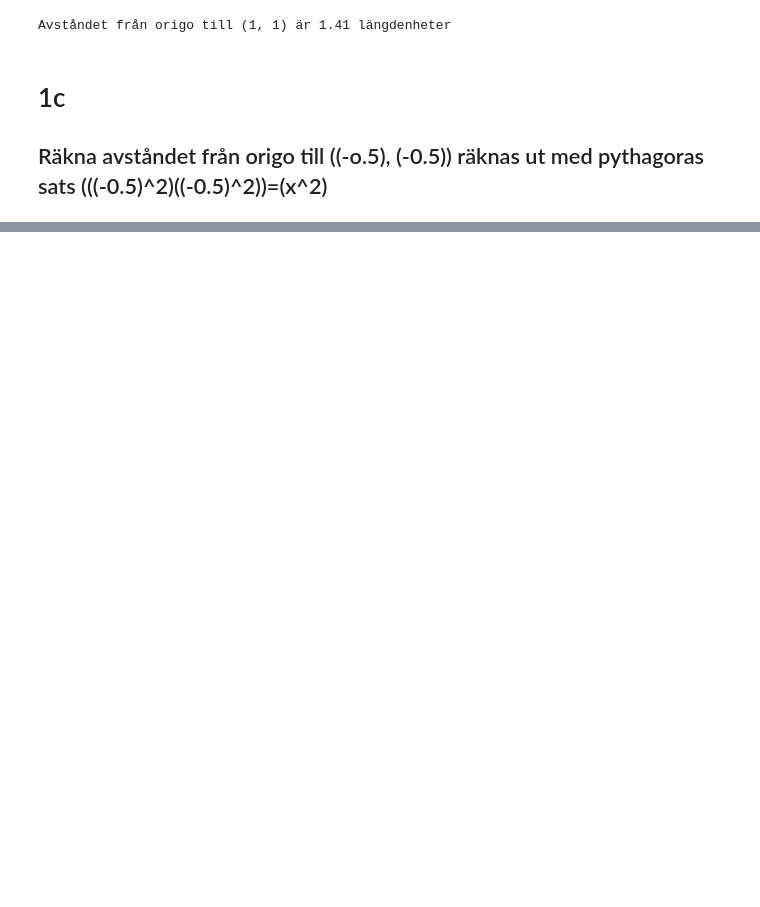
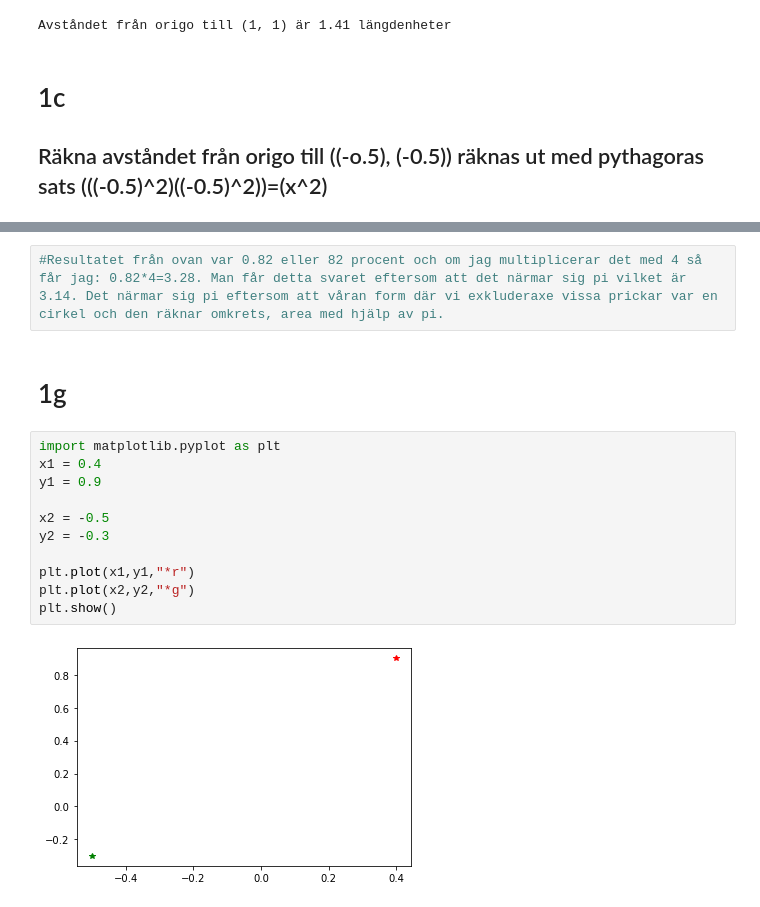
Before and after one commit to Limpan0305/linus_sundsten_TE19C, a Jupyter notebook: Programmering1/Programmeringslaboration/Uppgift1.ipynb, the cells around one changed output, grey strips where cells are left out. Saved outputs shown, nothing was run; the diff lists cells and outputs as text; blank space fills up the shorter version.

```diff
--- a/Programmering1/Programmeringslaboration/Uppgift1.ipynb
+++ b/Programmering1/Programmeringslaboration/Uppgift1.ipynb
@@ -36,0 +74,17 @@ Avståndet från origo till ((-0.5), (-0.5)) är 0.71 längdenheter
+# %%
+#Resultatet från ovan var 0.82 eller 82 procent och om jag multiplicerar det med 4 så får jag: 0.82*4=3.28. Man får detta svaret eftersom att det närmar sig pi vilket är 3.14. Det närmar sig pi eftersom att våran form där vi exkluderaxe vissa prickar var en cirkel och den räknar omkrets, area med hjälp av pi.
+# %% [markdown]
+# 1g
+# %%
+import matplotlib.pyplot as plt
+x1 = 0.4
+y1 = 0.9
+
+x2 = -0.5
+y2 = -0.3
+
+plt.plot(x1,y1,"*r")
+plt.plot(x2,y2,"*g")
+plt.show()
+# %% [output]
+[figure, added]
```
Also changed, not shown: parts of 12 cells of this notebook, 4 other files.
